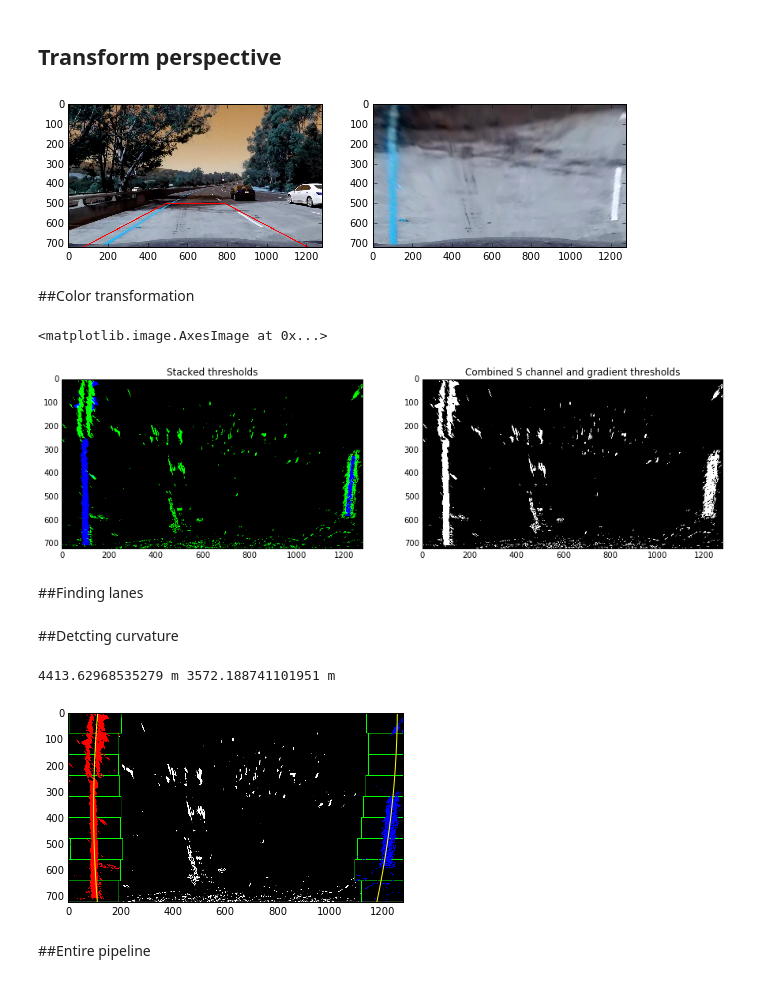
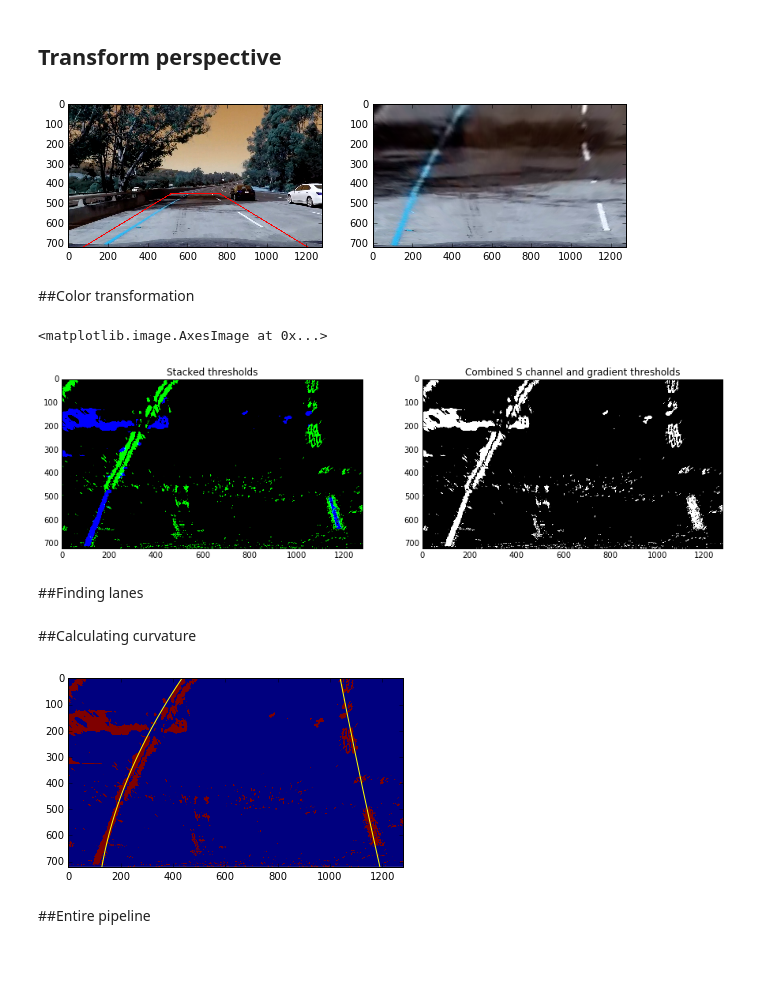
Before and after one commit to AlexanderKim/CarND-Advanced-Lane-Lines, a Jupyter notebook: Advanced Lane Finding.ipynb, the cells around one changed output. Cells and saved outputs as stored; diff of their text form; code cells hidden in the pictures.

```diff
--- a/Advanced Lane Finding.ipynb
+++ b/Advanced Lane Finding.ipynb
@@ -90,13 +90,13 @@ pickle.dump(
 def region_of_interest_coords(shape):
     width, height = shape[1], shape[0]
 
-    vertical_mark = 0.7
+    vertical_mark = 0.63
     top, bottom, trapezoid_height = vertical_mark * height, height, (1 - vertical_mark) * height
 
     padding = 0.06
     bottom_left, bottom_right = padding * width, (1 - padding) * width
 
-    trapezoid_ratio = 0.27
+    trapezoid_ratio = 0.22
     trapezoid_length = bottom_right - bottom_left
     top_length = trapezoid_length * trapezoid_ratio
     trapezoid_offset = (trapezoid_length - top_length) / 2
@@ -154,7 +154,7 @@ fig, axes = plt.subplots(1, 2, figsize=(10, 10))
 for ax, img in zip(axes.flat, [undistorted_lines, warped]):
     ax.imshow(img)
 # %% [output]
-[figure, old version]
+[figure, new version]
 # %% [markdown]
 ##Color transformation
 # %%
@@ -208,7 +208,7 @@ ax2.set_title('Combined S channel and gradient thresholds')
 ax2.imshow(combined_binary, cmap='gray')
 # %% [output]
 <matplotlib.image.AxesImage at 0x...>
-[figure, old version]
+[figure, new version]
 # %% [markdown]
 ##Finding lanes
 # %%
@@ -282,43 +282,33 @@ def polyfit(binary_warped, xm_per_pix=1, ym_per_pix=1):
     righty = nonzeroy[right_lane_inds]
 
     # Fit a second order polynomial to each
-    left_fit = np.polyfit(lefty * ym_per_pix, leftx * xm_per_pix, 2)
-    right_fit = np.polyfit(righty * ym_per_pix, rightx * xm_per_pix, 2)
+    # left_fit = np.polyfit(lefty * ym_per_pix, leftx * xm_per_pix, 2)
+    # right_fit = np.polyfit(righty * ym_per_pix, rightx * xm_per_pix, 2)
+
+    left_fit = np.polyfit(lefty, leftx, 2)
+    right_fit = np.polyfit(righty, rightx, 2)
 
     return left_fit, right_fit
 # %% [markdown]
-##Detcting curvature
+##Calculating curvature
 # %%
 left_fit, right_fit = polyfit(combined_binary, xm_per_pix=3.7/700, ym_per_pix=30/720)
 
 # Generate x and y values for plotting
-ploty = np.linspace(0, binary_warped.shape[0]-1, binary_warped.shape[0] )
+ploty = np.linspace(0, combined_binary.shape[0]-1, combined_binary.shape[0] )
 left_fitx = left_fit[0]*ploty**2 + left_fit[1]*ploty + left_fit[2]
 right_fitx = right_fit[0]*ploty**2 + right_fit[1]*ploty + right_fit[2]
 
-out_img[nonzeroy[left_lane_inds], nonzerox[left_lane_inds]] = [255, 0, 0]
-out_img[nonzeroy[right_lane_inds], nonzerox[right_lane_inds]] = [0, 0, 255]
-plt.imshow(out_img)
+# out_img[nonzeroy[left_lane_inds], nonzerox[left_lane_inds]] = [255, 0, 0]
+# out_img[nonzeroy[right_lane_inds], nonzerox[right_lane_inds]] = [0, 0, 255]
+plt.imshow(combined_binary)
 plt.plot(left_fitx, ploty, color='yellow')
 plt.plot(right_fitx, ploty, color='yellow')
 plt.xlim(0, 1280)
 plt.ylim(720, 0)
 
 
 ym_per_pix = 30/720 # meters per pixel in y dimension
 xm_per_pix = 3.7/700 # meters per pixel in x dimension
-
-def curvature_radius(left_fit, right_fit, xm_per_pix=1, ym_per_pix=1):
-    # Calculate the new radii of curvature
-    left_curverad = ((1 + (2*left_fit[0]*y_eval*ym_per_pix + left_fit[1])**2)**1.5) / np.absolute(2*left_fit[0])
-    right_curverad = ((1 + (2*right_fit[0]*y_eval*ym_per_pix + right_fit[1])**2)**1.5) / np.absolute(2*right_fit[0])
-
-    return left_curverad, right_curverad
-
-left_curverad, right_curverad = curvature_radius(left_fit, right_fit, xm_per_pix=3.7/700, ym_per_pix=30/720)
-# Now our radius of curvature is in meters
-print(left_curverad, 'm', right_curverad, 'm')
-# Example values: 632.1 m    626.2 m
 # %% [output]
-4413.62968535279 m 3572.188741101951 m
-[figure, old version]
+[figure, new version]
```
Also changed, not shown: parts of 4 cells of this notebook.
